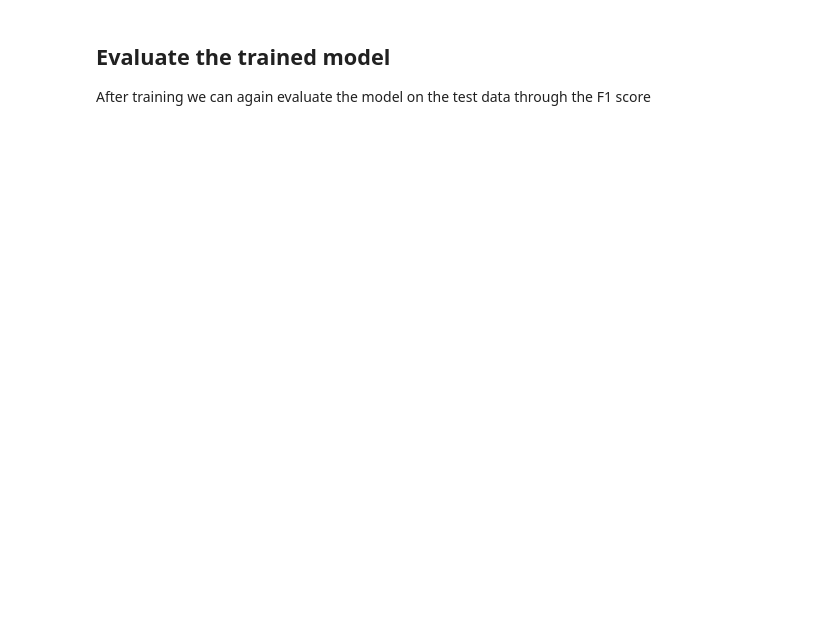
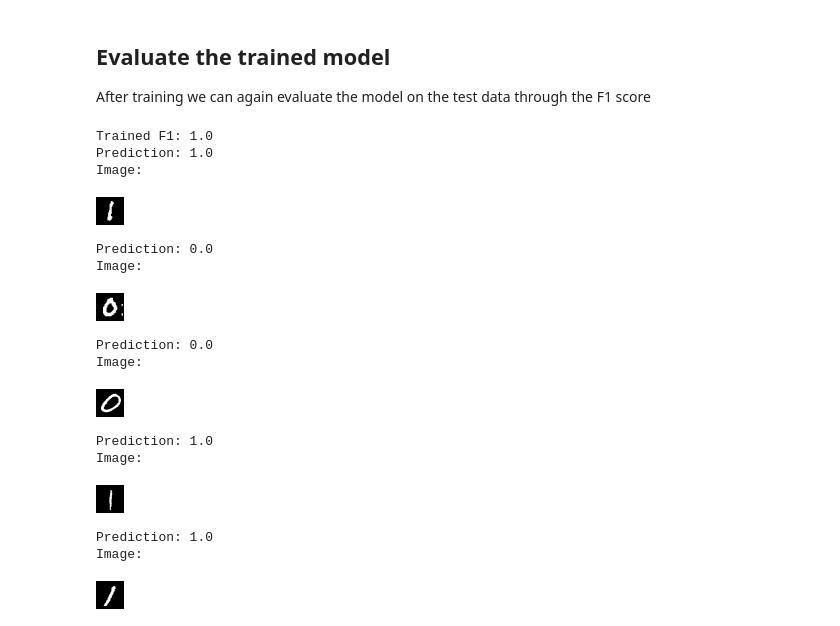
Before and after one commit to qiboteam/qiboml, a Jupyter notebook: doc/source/tutorials/binary_mnist.ipynb, the cells around one changed output. Saved outputs shown, nothing was run; the diff lists cells and outputs as text; code cells hidden in the pictures; blank space fills up the shorter version.

```diff
--- a/doc/source/tutorials/binary_mnist.ipynb
+++ b/doc/source/tutorials/binary_mnist.ipynb
@@ -273,11 +327,30 @@ After training we can again evaluate the model on the test data through the F1 s
 # %%
 # Finally, let's double check that the F1 score has improved
 with torch.no_grad():
-    predictions = torch.as_tensor([F.sigmoid(model(x)) for x in test_data])
-    print(f"Trained F1 score: {binary_f1_score(predictions, test_targets)}")
+    predictions = torch.as_tensor([torch.sigmoid(model(x)) for x in test_data])
+    # specify task="binary" (and threshold if you like, default is 0.5)
+    untrained_f1 = f1_score(predictions, test_targets, task="binary").item()
+    print("Trained F1:", untrained_f1)
 
 # once again, manual inspection of the predictions and the input images
 # should confirm the recorded score
 for prediction, image in zip(predictions[:5], test_images[:5]):
     print(f"Prediction: {prediction.round()}\nImage:")
     display(image)
+# %% [output]
+Trained F1: 1.0
+Prediction: 1.0
+Image:
+[figure, added]
+Prediction: 0.0
+Image:
+[figure, added]
+Prediction: 0.0
+Image:
+[figure, added]
+Prediction: 1.0
+Image:
+[figure, added]
+Prediction: 1.0
+Image:
+[figure, added]
```
Also changed, not shown: parts of 5 cells of this notebook, 2 other files.
